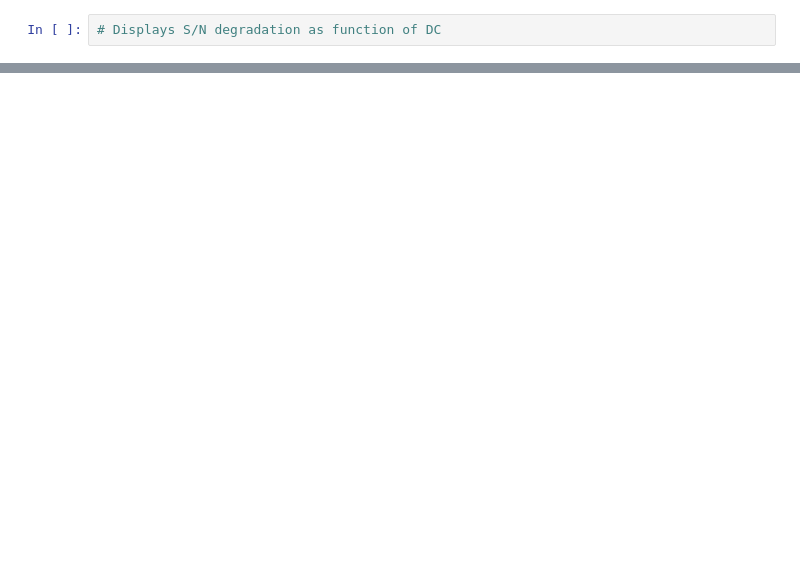
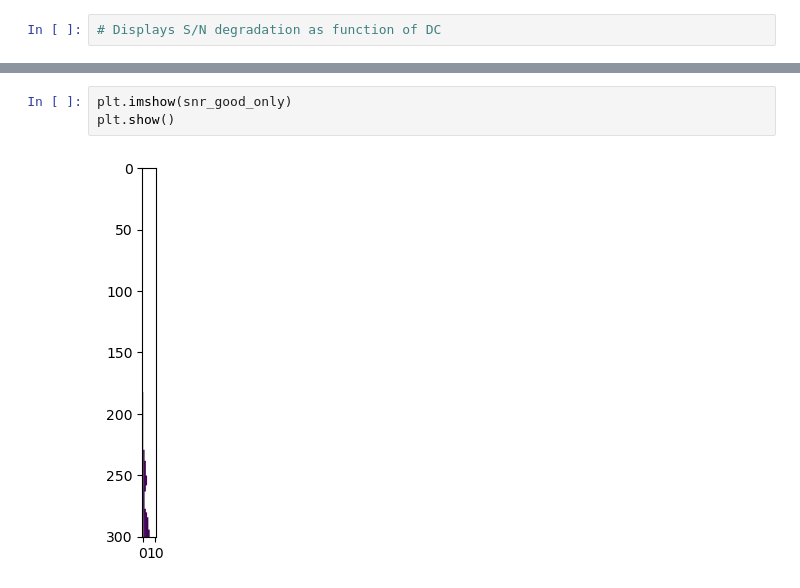
Before and after one commit to mwanakijiji/life_detectors, a Jupyter notebook: dev_notebooks/display_dc_degradation.ipynb, the cells around one changed output, grey strips where cells are left out. Saved outputs shown, nothing was run; the diff lists cells and outputs as text; blank space fills up the shorter version.

Commit message:
plots of max dc

```diff
--- a/dev_notebooks/display_dc_degradation.ipynb
+++ b/dev_notebooks/display_dc_degradation.ipynb
@@ -60,0 +110,5 @@ NameError: name 'dark_current' is not defined
+# %%
+plt.imshow(snr_good_only)
+plt.show()
+# %% [output]
+[figure, added]
```
Also changed, not shown: parts of 8 cells of this notebook.
